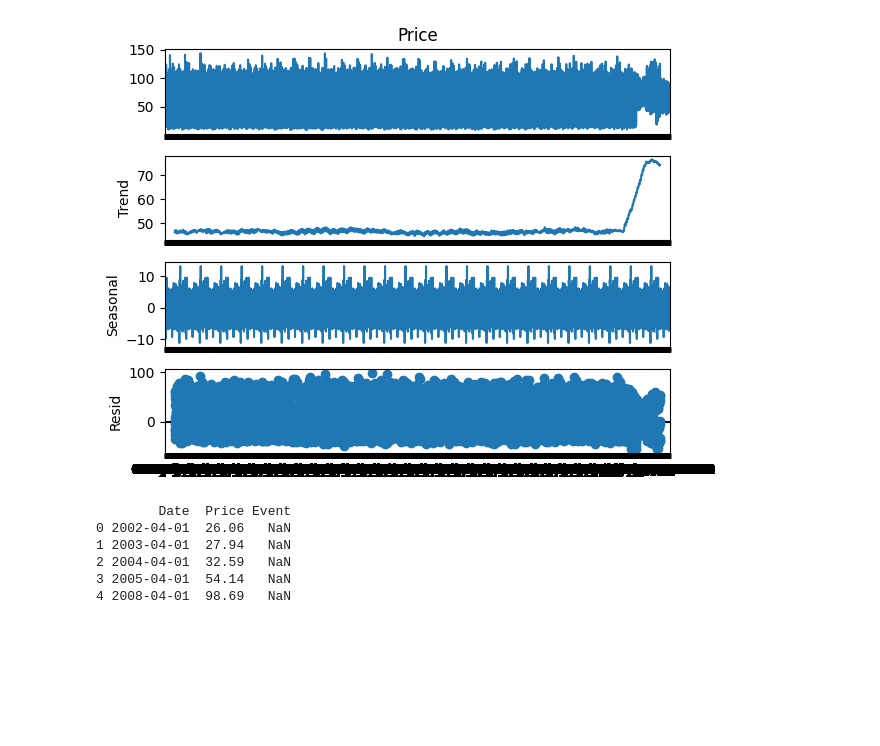
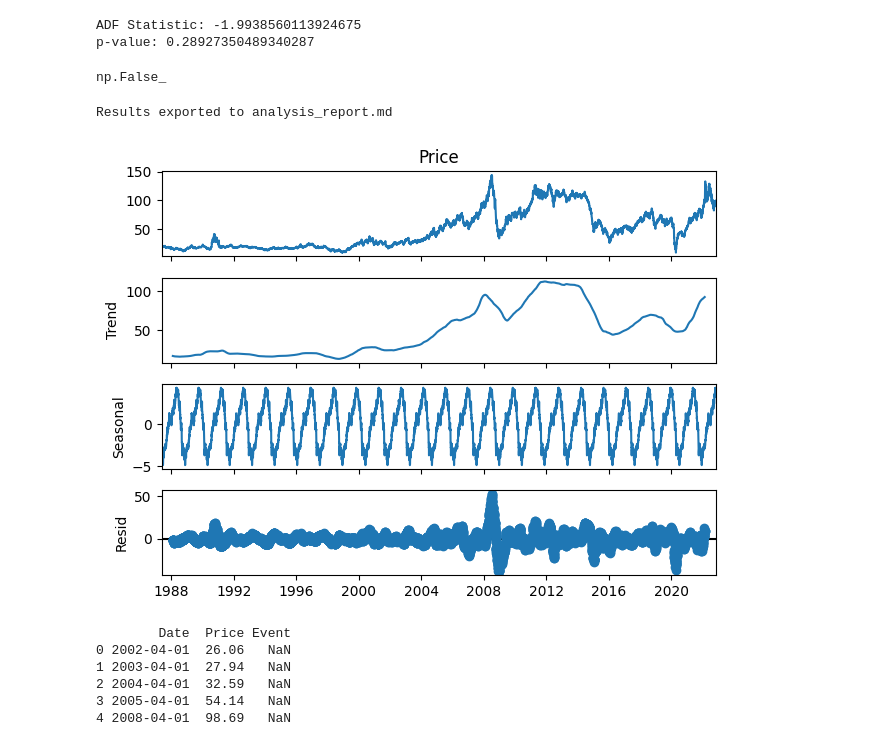
Before and after one commit to tesfayefekadu/TimeSeries-Change_Point_Detection, a Jupyter notebook: notebooks/data_analysis.ipynb, the cells around one changed output. Drawn from its saved outputs; the diff is of its cells as text; code cells hidden in the pictures; blank space fills up the shorter version.

Commit message:
model time series upload notebook

```diff
--- a/notebooks/data_analysis.ipynb
+++ b/notebooks/data_analysis.ipynb
@@ -14,4 +12,3 @@ ImportError: cannot import name 'Tester' from 'numpy.testing' (c:\Users\ftesfaye
 # %%
 # Load the data (assuming the file is in the working directory)
-df = pd.read_csv('../data/BrentOilPrices.csv')
-df.head()
+file_path = '../data/BrentOilPrices.csv'
@@ -82,0 +15,4 @@ Name: Price, dtype: float64
+# %%
+data1=load_and_clean_data(file_path)
+
+data1=load_and_clean_data(file_path)
@@ -83,12 +113,22 @@ Name: Price, dtype: float64
+# %%
+check_stationarity(data1)
+# %% [output]
+ADF Statistic: -1.9938560113924675
+p-value: 0.28927350489340287
+np.False_
+# %%
+export_results_to_markdown(summary)
+# %% [output]
+Results exported to analysis_report.md
 # %%
 from statsmodels.tsa.seasonal import seasonal_decompose
 
 # Decompose the time series
-result = seasonal_decompose(df.set_index('Date')['Price'], model='additive', period=365)
+result = seasonal_decompose(data1.set_index('Date')['Price'], model='additive', period=365)
 result.plot()
 plt.show()
 # %% [output]
-[figure, old version]
+[figure, new version]
 # %%
 events = {
     '1987-10-19': 'Black Monday Stock Market Crash',
```
Also changed, not shown: parts of 20 cells of this notebook, 1 other file.
